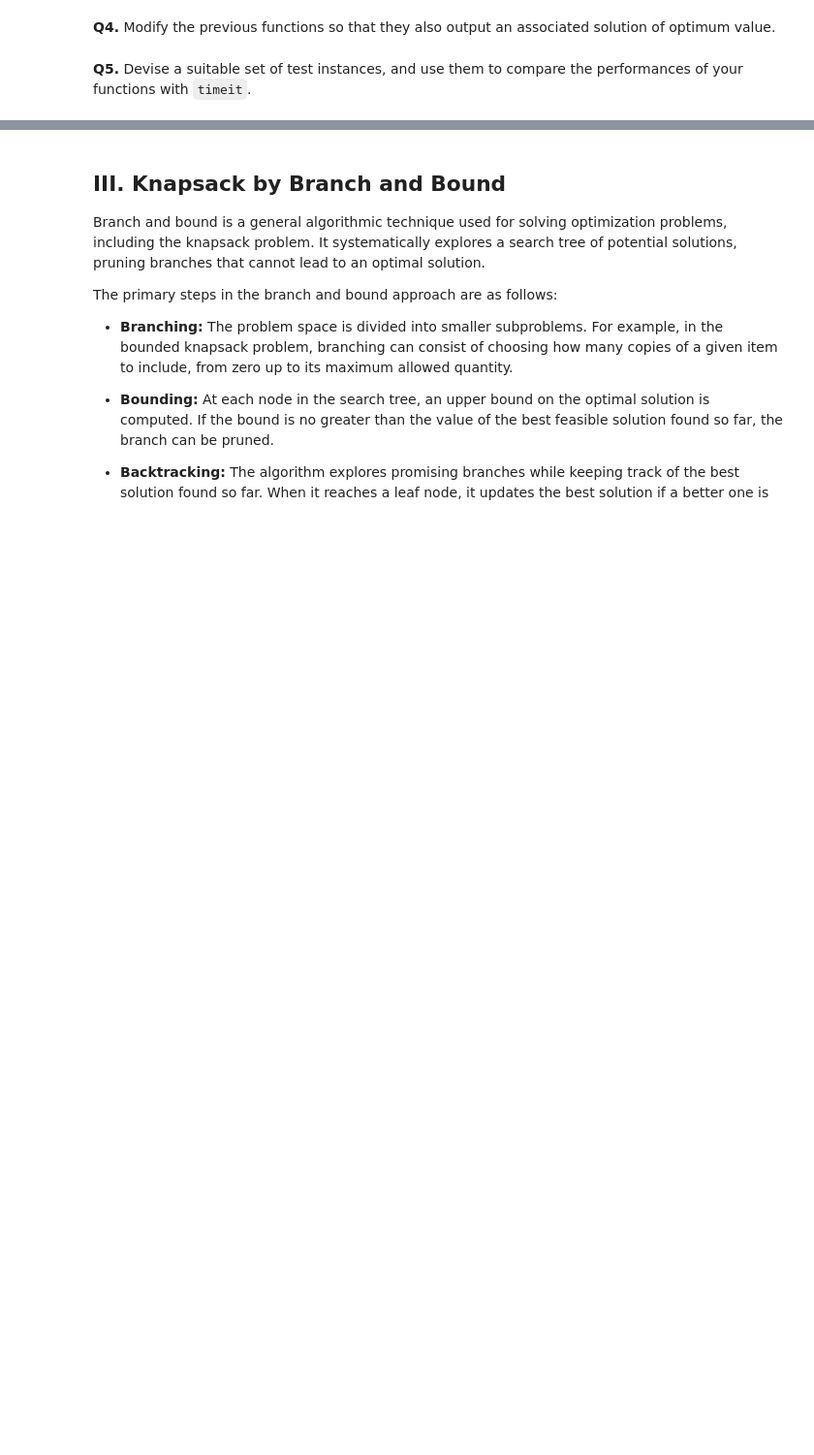
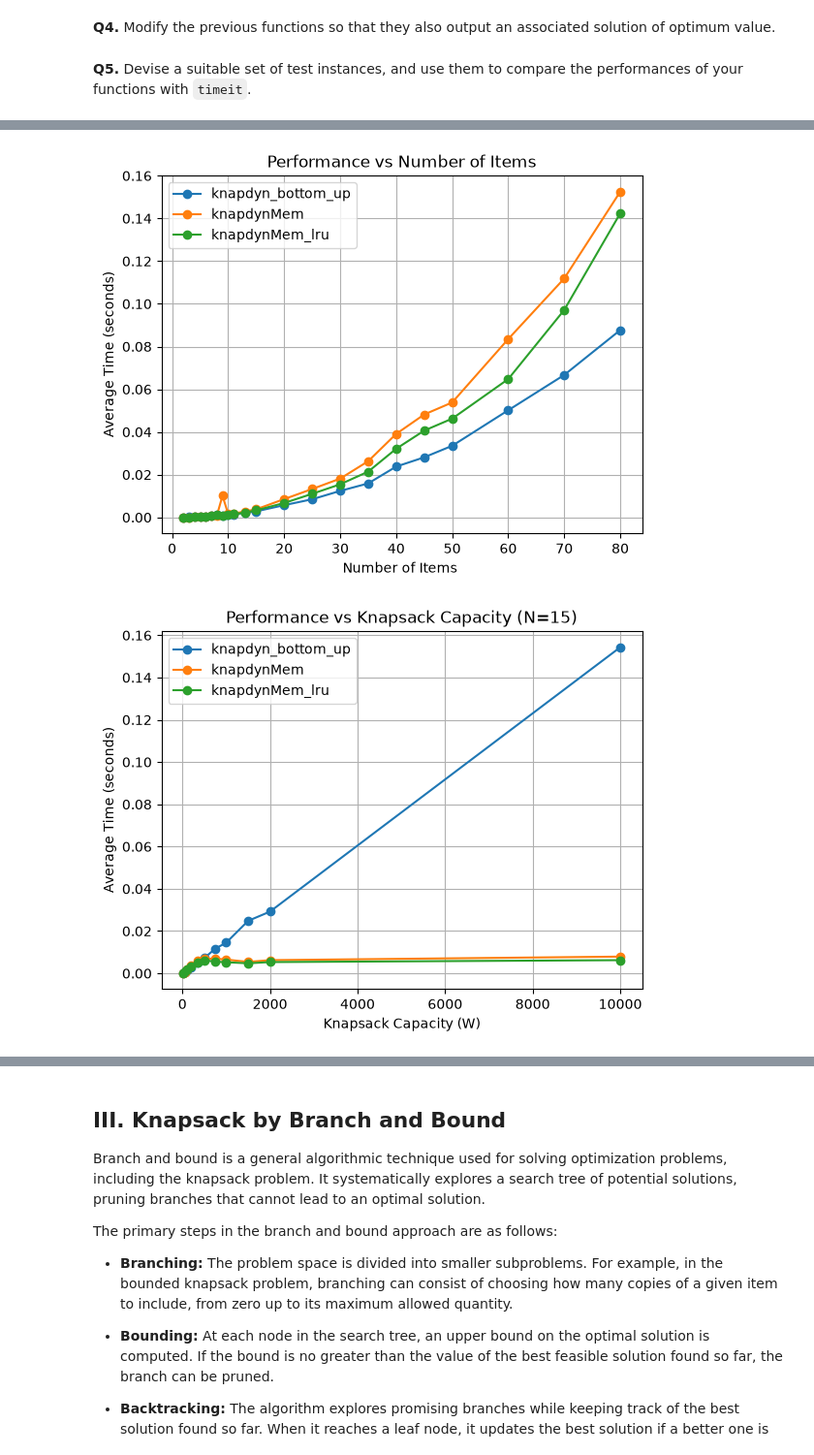
Before and after one commit to FractalSnakes001/Jupyter_Algo2026, a Jupyter notebook: Project.ipynb, the cells around one changed output, grey strips where cells are left out. Shown at 97% size. Saved outputs shown, nothing was run; the diff lists cells and outputs as text; code cells hidden in the pictures; blank space fills up the shorter version.

```diff
--- a/Project.ipynb
+++ b/Project.ipynb
@@ -810,0 +1297,34 @@ plt.show()
+# %%
+functions_to_test = [
+    knapdyn_bottom_up,
+    knapdynMem,
+    knapdynMem_lru,
+]
+
+
+function_labels = [
+    "knapdyn_bottom_up",
+    "knapdynMem",
+    "knapdynMem_lru",
+
+]
+
+#my kernel restarted (AGAIN *2) and i do not want to wait 13m to redo the previous cells so i just paste the function again
+def create_random_test_case(n_items, max_val=50, max_wt=20, max_q=5,cap=None, capacity_ratio=0.5):
+    #random values in the range 1 to max_val, max_wt, max_q
+    vals = [rd.randint(1, max_val) for _ in range(n_items)]
+    wts = [rd.randint(1, max_wt) for _ in range(n_items)]
+    qs = [rd.randint(1, max_q) for _ in range(n_items)]
+
+
+    #Choose a cpacity, abritrarly we chosse a fraction of the total possible sum
+    if cap == None:
+        total_possible_weight = sum(w * q for w, q in zip(wts, qs))
+        cap = max(1, int(total_possible_weight * capacity_ratio))
+
+    return vals, wts, qs, cap
+#i created a function to stop the copy paste mania
+Plot_test(functions_to_test,function_labels)
+# %% [output]
+[figure, added]
+[figure, added]
```
Also changed, not shown: parts of 26 cells of this notebook.
